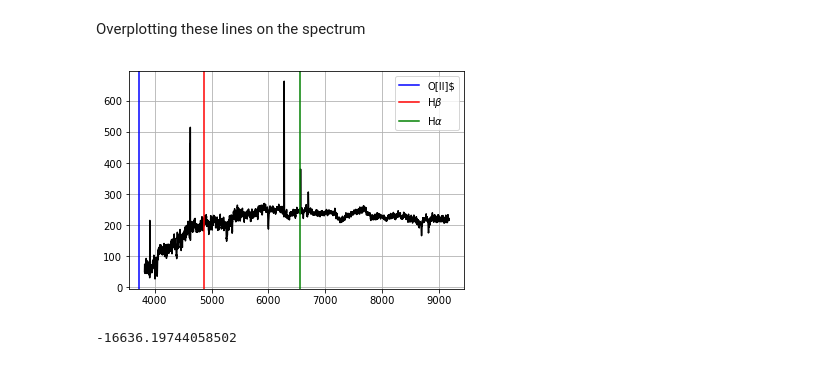
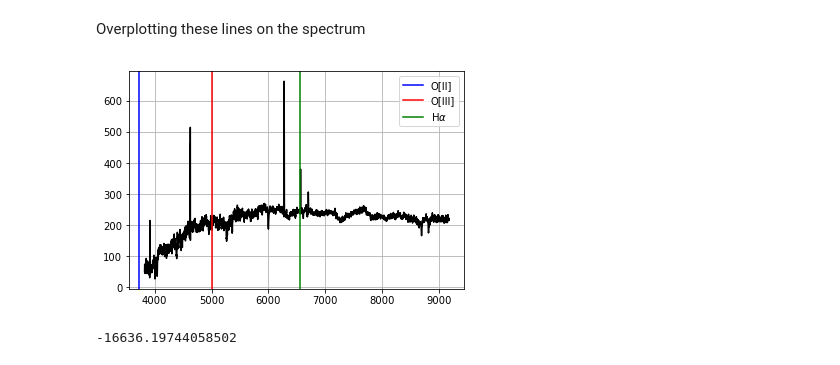
Before and after one commit to AndeanROAD/PythonISYA, a Jupyter notebook: 04.Astropy/04_query.ipynb, the cells around one changed output. Saved outputs shown, nothing was run; the diff lists cells and outputs as text; code cells hidden in the pictures.

```diff
--- a/04.Astropy/04_query.ipynb
+++ b/04.Astropy/04_query.ipynb
@@ -151,14 +154,14 @@ array([ 6564.61389433])
 Overplotting these lines on the spectrum
 # %%
 plt.plot(10**spectrum['loglam'], spectrum['flux'], color='black')
-plt.axvline(x=lines['LINEWAVE'][lines['LINENAME']=='[O_II] 3727'], label=r'O[II]$', color='blue')
-plt.axvline(x=lines['LINEWAVE'][lines['LINENAME']=='H_beta'], label=r'H$\beta$', color='red')
+plt.axvline(x=lines['LINEWAVE'][lines['LINENAME']=='[O_II] 3727'], label=r'O[II]', color='blue')
+plt.axvline(x=lines['LINEWAVE'][lines['LINENAME']=='[O_III] 5007'], label=r'O[III]', color='red')
 plt.axvline(x=lines['LINEWAVE'][lines['LINENAME']=='H_alpha'], label=r'H$\alpha$', color='green')
 
 plt.legend()
 plt.grid()
 # %% [output]
-[figure, old version]
+[figure, new version]
 # %%
 (6200/6564 - 1.0) * 300000
 # %% [output]
```
Also changed, not shown: parts of 14 cells of this notebook, 1 other file.
